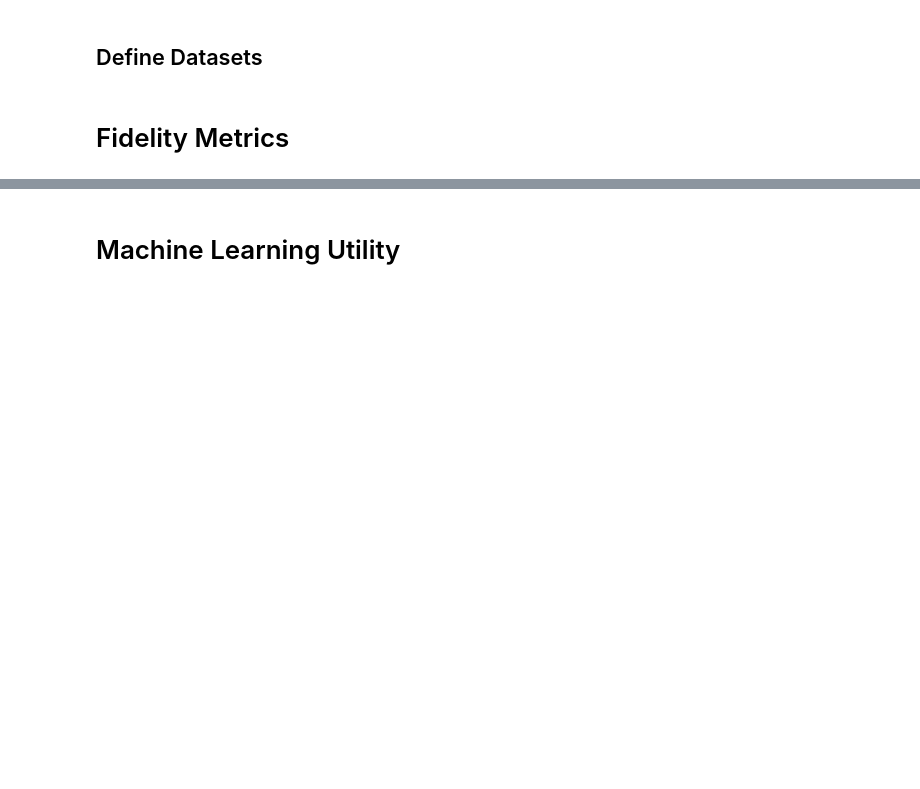
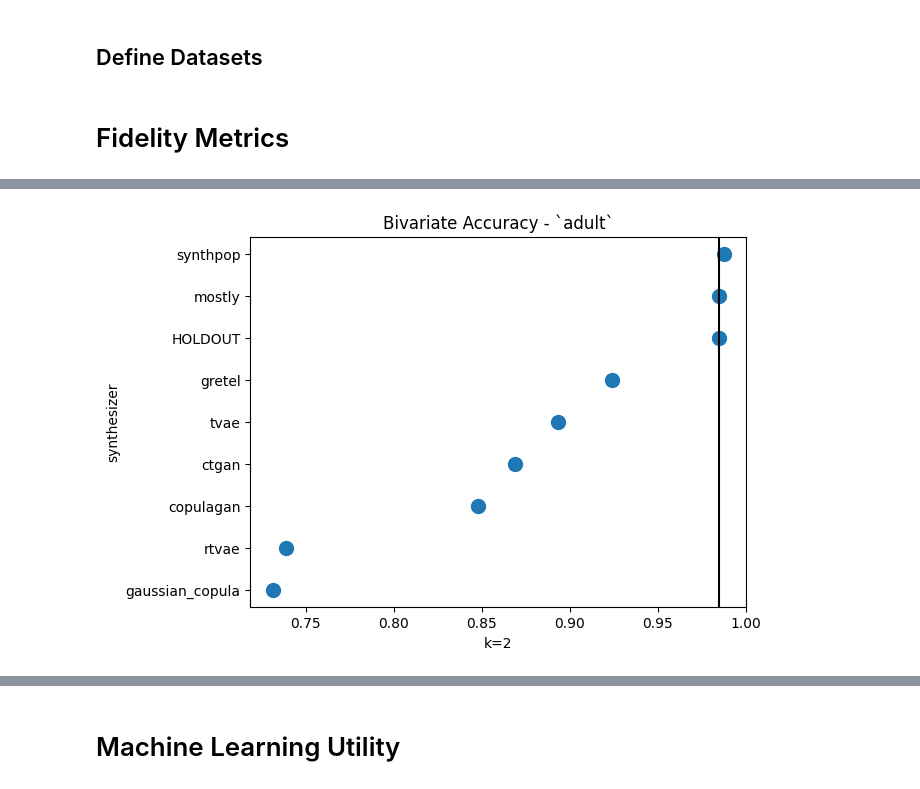
Before and after one commit to mostly-ai/paper-fidelity-accuracy, a Jupyter notebook: 2023-05/evaluate.ipynb, the cells around one changed output, grey strips where cells are left out. Saved outputs shown, nothing was run; the diff lists cells and outputs as text; code cells hidden in the pictures; blank space fills up the shorter version.

```diff
--- a/2023-05/evaluate.ipynb
+++ b/2023-05/evaluate.ipynb
@@ -163,3 +209,5 @@ plot(agg, 'adult', 'k=1', 'Univariate TVD')
 # %%
-plot(agg, 'adult', 'k=2', 'Bivariate TVD')
+plot(agg, 'adult', 'k=2', 'Bivariate Accuracy')
+# %% [output]
+[figure, added]
 # %%
```
Also changed, not shown: parts of 15 cells of this notebook, 11 other files.
